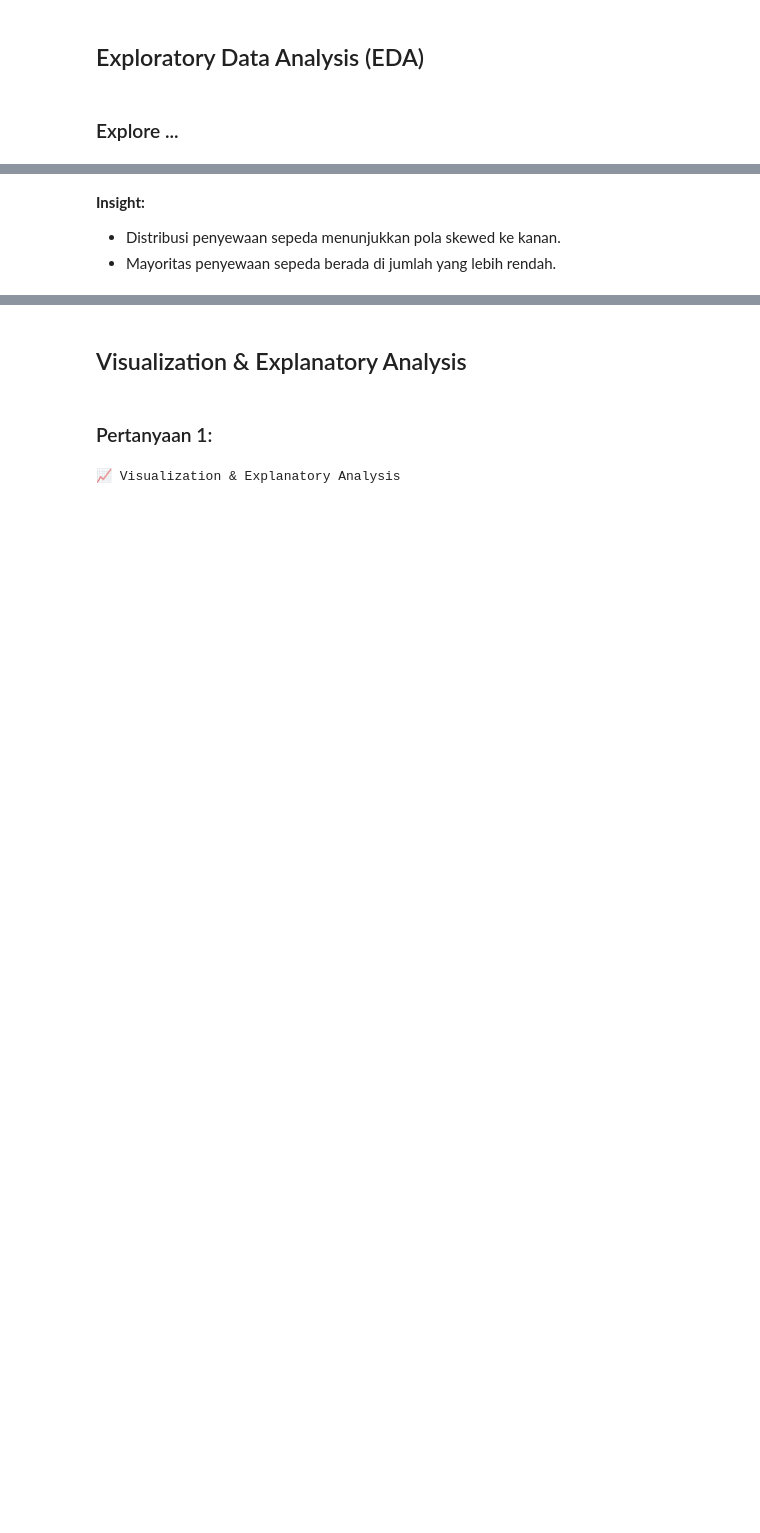
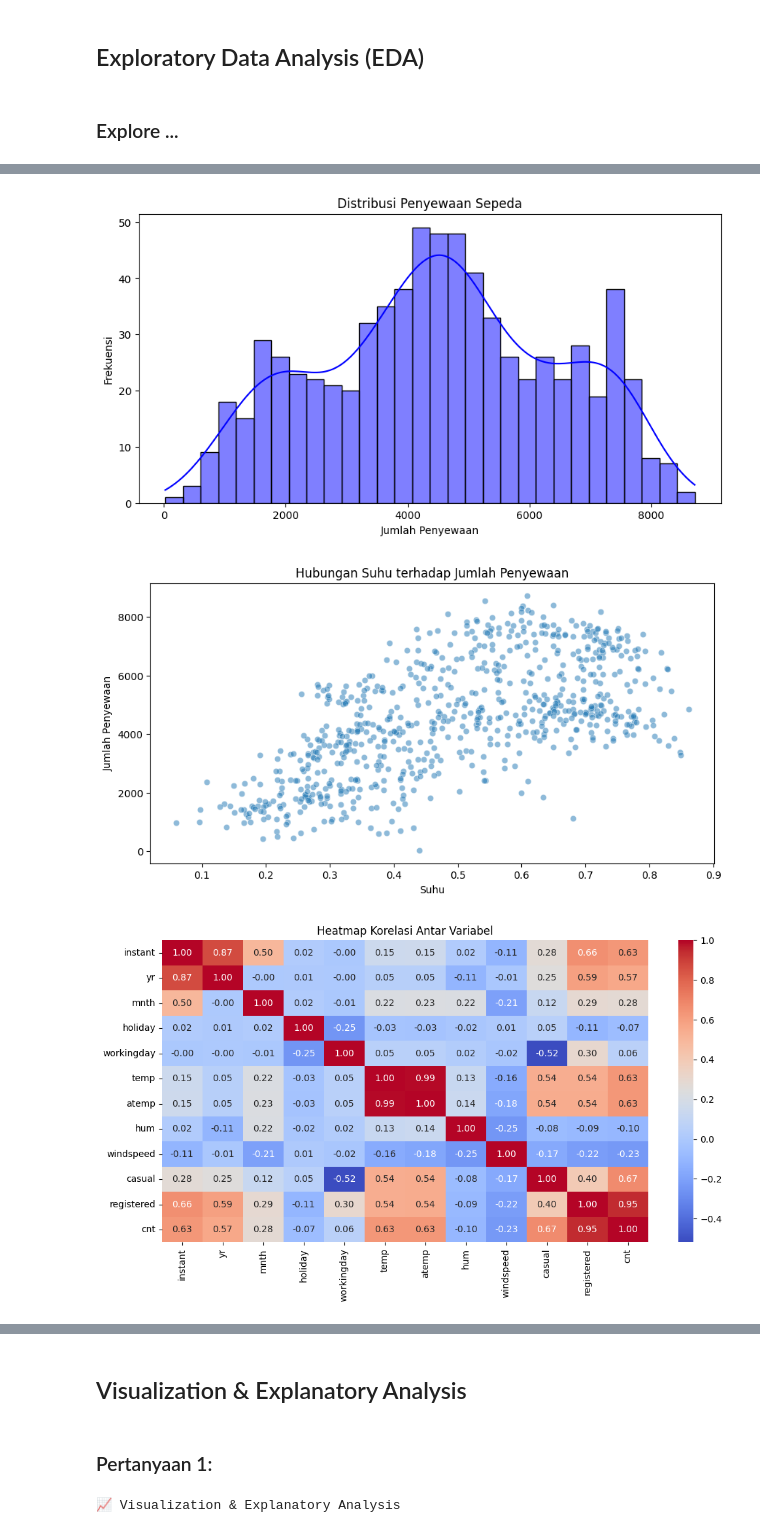
Before and after one commit to Eva-Yuliana/Bike-Sharing, a Jupyter notebook: notebook.ipynb, the cells around one changed output, grey strips where cells are left out. Drawn from its saved outputs; the diff is of its cells as text; code cells hidden in the pictures; blank space fills up the shorter version.

```diff
--- a/notebook.ipynb
+++ b/notebook.ipynb
@@ -113,4 +184,69 @@ plt.show()
-# %% [markdown]
-**Insight:**
-- Distribusi penyewaan sepeda menunjukkan pola skewed ke kanan.
-- Mayoritas penyewaan sepeda berada di jumlah yang lebih rendah.
+# %%
+import pandas as pd
+import seaborn as sns
+import matplotlib.pyplot as plt
+
+print("📊 Exploratory Data Analysis")
+
+# 1️⃣ EDA Numerikal (Statistik Deskriptif)
+print("\n📌 Statistik Deskriptif Data Numerik:")
+print(daily_data.describe())
+
+# 2️⃣ EDA Univariate (Distribusi Data Numerik)
+plt.figure(figsize=(10, 5))
+sns.histplot(daily_data["cnt"], bins=30, kde=True, color="blue")
+plt.title("Distribusi Penyewaan Sepeda")
+plt.xlabel("Jumlah Penyewaan")
+plt.ylabel("Frekuensi")
+plt.show()
+
+# 3️⃣ EDA Bivariate (Hubungan antara dua variabel)
+plt.figure(figsize=(10, 5))
+sns.scatterplot(x="temp", y="cnt", data=daily_data, alpha=0.5)
+plt.title("Hubungan Suhu terhadap Jumlah Penyewaan")
+plt.xlabel("Suhu")
+plt.ylabel("Jumlah Penyewaan")
+plt.show()
+
+# 4️⃣ EDA Multivariate (Korelasi antar variabel numerik)
+plt.figure(figsize=(12, 6))
+numeric_data = daily_data.select_dtypes(include=['number'])
+sns.heatmap(numeric_data.corr(), annot=True, cmap="coolwarm", fmt=".2f")
+plt.title("Heatmap Korelasi Antar Variabel")
+plt.show()
+
+# 5️⃣ EDA Kategorikal (Distribusi data berdasarkan kategori) - 🔥 Perbaikan Error!
+plt.figure(figsize=(12, 6))
+sns.boxplot(x="season", y="cnt", data=daily_data, hue="season", palette="coolwarm", legend=False)
+plt.title("Distribusi Penyewaan Sepeda Berdasarkan Musim")
+plt.xlabel("Musim")
+plt.ylabel("Jumlah Penyewaan")
+plt.show()
+
+# 6️⃣ Outlier Detection dengan Boxplot
+plt.figure(figsize=(12, 6))
+sns.boxplot(data=numeric_data, palette="coolwarm")
+plt.xticks(rotation=45)
+plt.title("Boxplot untuk Mendeteksi Outlier")
+plt.show()
+
+# 7️⃣ EDA Kategorikal (Distribusi berdasarkan hari kerja) - 🔥 Perbaikan Error!
+plt.figure(figsize=(12, 6))
+sns.boxplot(x="weekday", y="cnt", data=daily_data, hue="weekday", palette="coolwarm", legend=False)
+plt.title("Distribusi Penyewaan Sepeda Berdasarkan Hari")
+plt.xlabel("Hari")
+plt.ylabel("Jumlah Penyewaan")
+plt.show()
+
+# 8️⃣ Aggregasi Data sebelum Visualisasi
+agg_season = daily_data.groupby("season")["cnt"].agg(['mean', 'median', 'max', 'min'])
+agg_weather = daily_data.groupby("weathersit")["cnt"].agg(['mean', 'median', 'max', 'min'])
+agg_weekday = daily_data.groupby("weekday")["cnt"].agg(['mean', 'median', 'max', 'min'])
+
+print("\n📌 Statistik Penyewaan Berdasarkan Musim:")
+print(agg_season)
+print("\n📌 Statistik Penyewaan Berdasarkan Kondisi Cuaca:")
+print(agg_weather)
+print("\n📌 Statistik Penyewaan Berdasarkan Hari:")
+print(agg_weekday)
+# %% [output]
@@ -116,0 +270,3 @@ plt.show()
+[figure, added]
+[figure, added]
+[figure, added]
```
Also changed, not shown: parts of 23 cells of this notebook.
